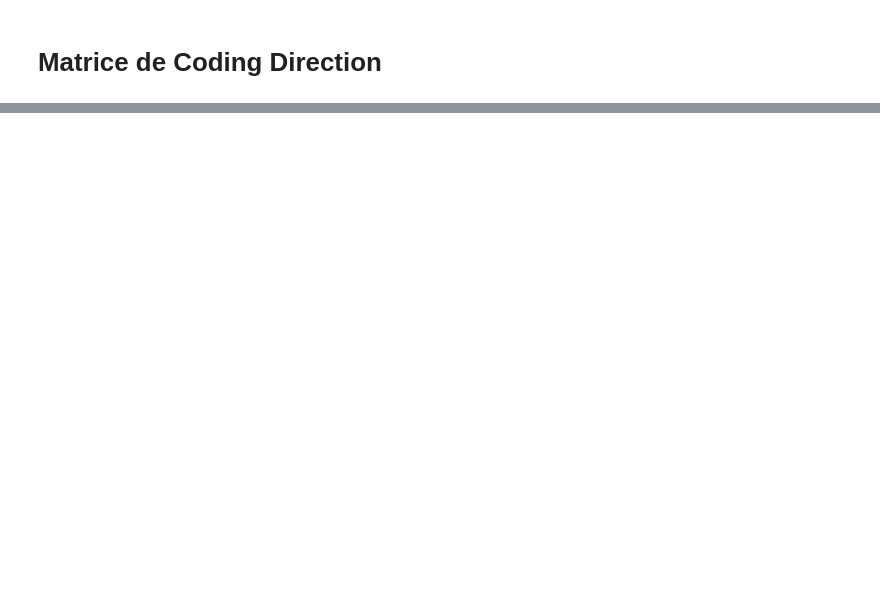
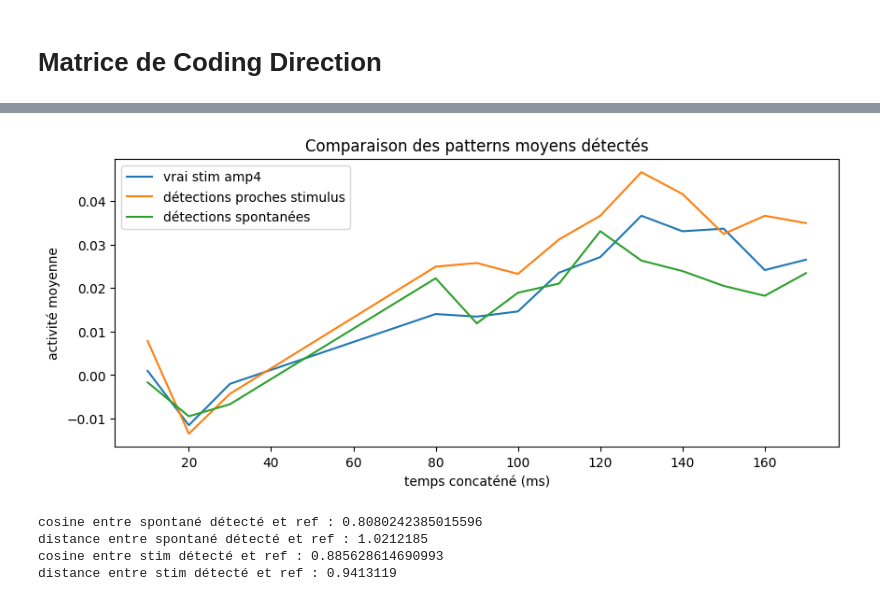
Before and after one commit to guenzi/NEURO-X-Project-I, a Jupyter notebook: CDMatrix.ipynb, the cells around one changed output, grey strips where cells are left out. Saved outputs shown, nothing was run; the diff lists cells and outputs as text; code cells hidden in the pictures; blank space fills up the shorter version.

```diff
--- a/CDMatrix.ipynb
+++ b/CDMatrix.ipynb
@@ -558,0 +548,48 @@ plt.show()
+# %%
+mean_spont_cos_mat, mean_spont_cos_vec, kept_spont_cos = build_mean_vector_from_detected_times(
+    AP_Bin_Matrx,
+    spont_detected_cos,
+    AP_Bin_Resolution,
+    win1,
+    win2,
+    pre_baseline
+)
+
+mean_stim_detected_cos_mat, mean_stim_detected_cos_vec, kept_stim_cos = build_mean_vector_from_detected_times(
+    AP_Bin_Matrx,
+    stim_detected_cos,
+    AP_Bin_Resolution,
+    win1,
+    win2,
+    pre_baseline
+)
+
+if mean_spont_cos_mat is not None and mean_stim_detected_cos_mat is not None:
+    t_concat = np.concatenate([
+        np.arange(win1[0], win1[1]),
+        np.arange(win2[0], win2[1])
+    ]) * Bin_size * 1000
+
+    plt.figure(figsize=(10, 4))
+    plt.plot(t_concat, mean_stim4.mean(axis=0), label="vrai stim amp4")
+    plt.plot(t_concat, mean_stim_detected_cos_mat.mean(axis=0), label="détections proches stimulus")
+    plt.plot(t_concat, mean_spont_cos_mat.mean(axis=0), label="détections spontanées")
+    plt.xlabel("temps concaténé (ms)")
+    plt.ylabel("activité moyenne")
+    plt.title("Comparaison des patterns moyens détectés")
+    plt.legend()
+    plt.show()
+
+    print("cosine entre spontané détecté et ref :", cosine(mean_spont_cos_vec, CD_vector))
+    print("distance entre spontané détecté et ref :", euclidean(mean_spont_cos_vec, CD_vector))
+
+    print("cosine entre stim détecté et ref :", cosine(mean_stim_detected_cos_vec, CD_vector))
+    print("distance entre stim détecté et ref :", euclidean(mean_stim_detected_cos_vec, CD_vector))
+else:
+    print("Pas assez d'événements détectés pour faire cette comparaison.")
+# %% [output]
+[figure, added]
+cosine entre spontané détecté et ref : 0.8080242385015596
+distance entre spontané détecté et ref : 1.0212185
+cosine entre stim détecté et ref : 0.885628614690993
+distance entre stim détecté et ref : 0.9413119
```
Also changed, not shown: parts of 24 cells of this notebook, 4 other files.
